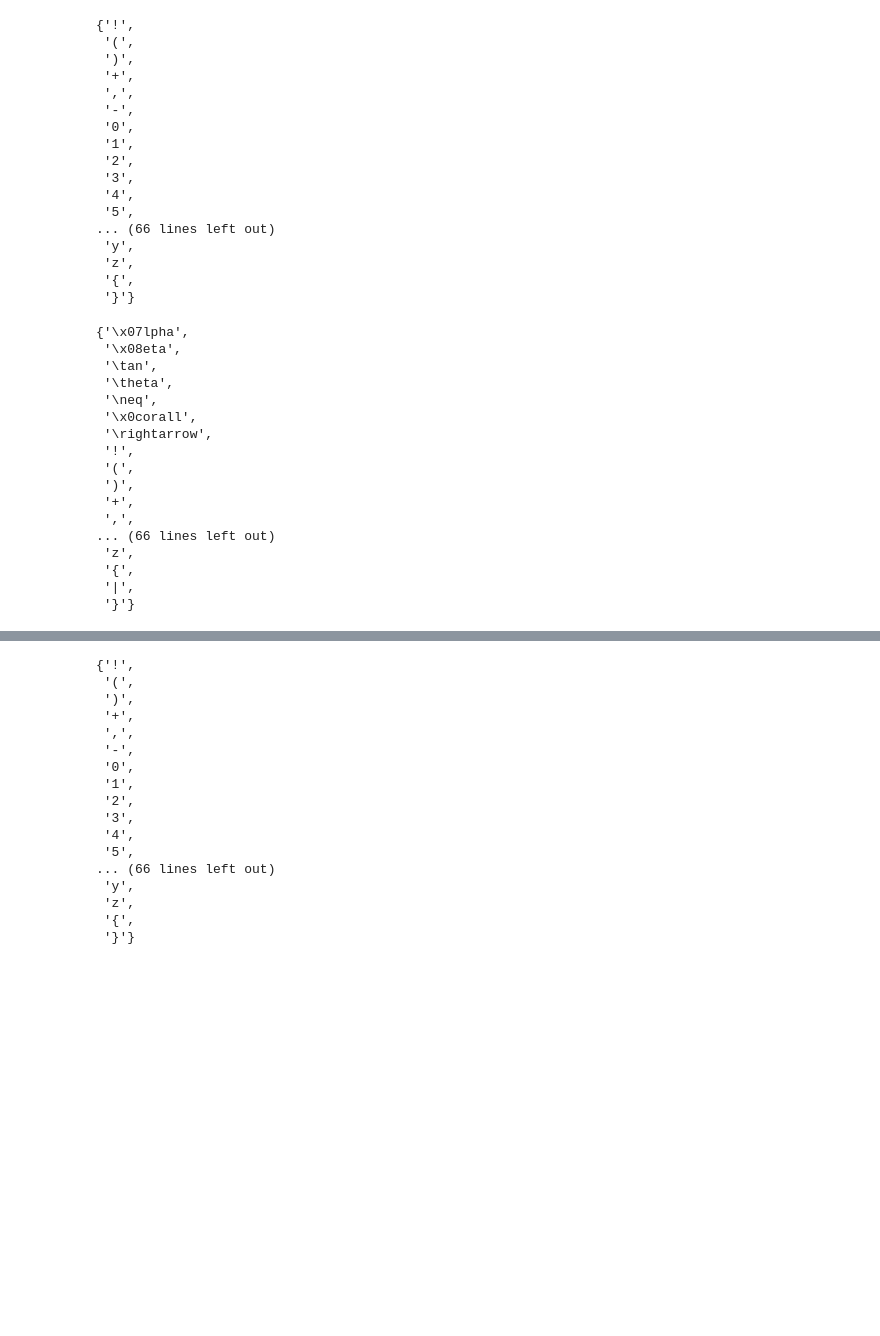
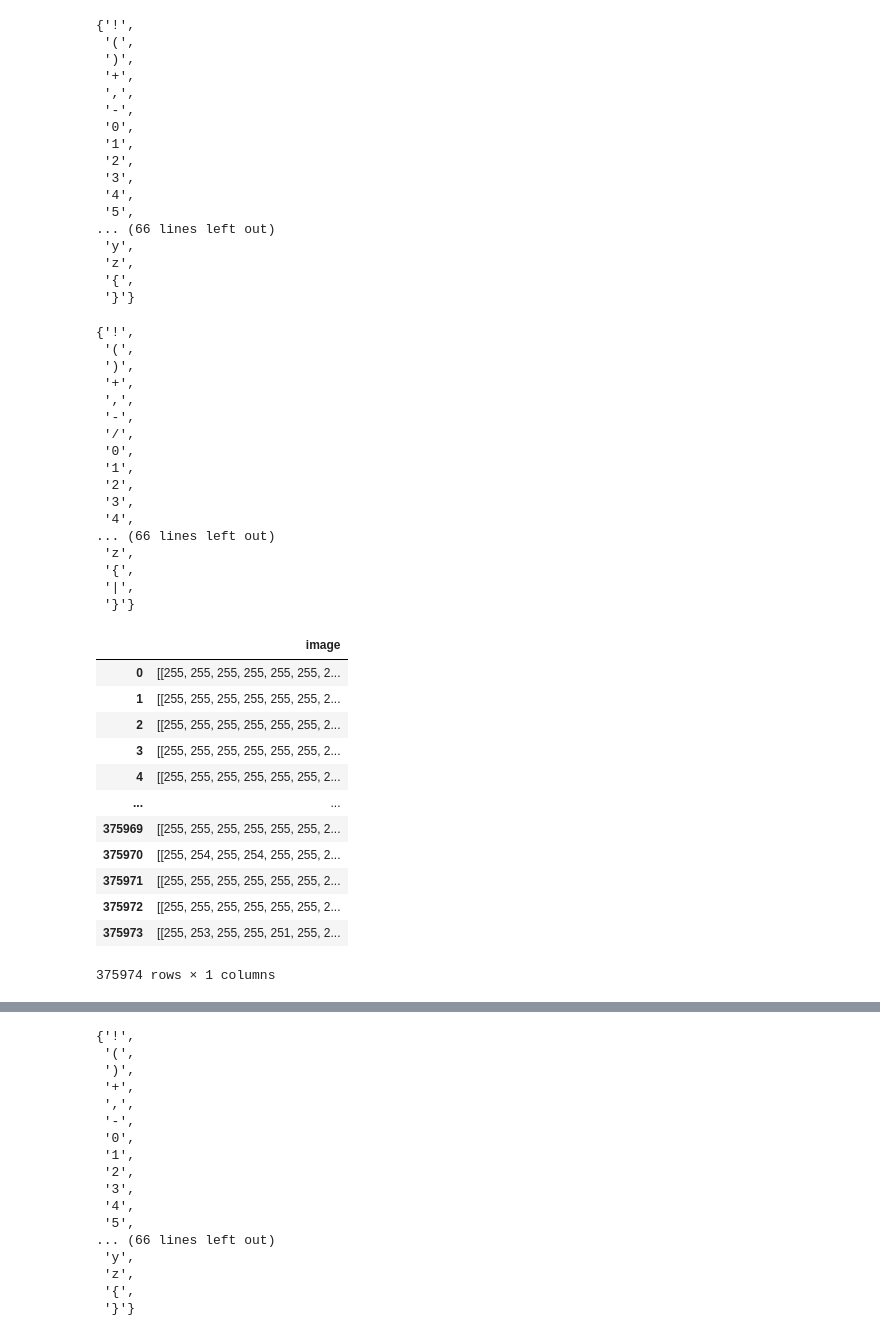
Before and after one commit to AntoineMoreno/equations, a Jupyter notebook: notebooks/AntoineMoreno_test.ipynb, the cells around one changed output, grey strips where cells are left out. Cells and saved outputs as stored; diff of their text form; code cells hidden in the pictures; blank space fills up the shorter version.

```diff
--- a/notebooks/AntoineMoreno_test.ipynb
+++ b/notebooks/AntoineMoreno_test.ipynb
@@ -116,20 +116,39 @@ set(df['target'])
 # %%
-#set(df['target'].replace(dct))
+set(df['target'].replace(dct)) #problem
 # %% [output]
-{'\x07lpha',
- '\x08eta',
- '\tan',
- '\theta',
- '\neq',
- '\x0corall',
- '\rightarrow',
- '!',
+{'!',
  '(',
  ')',
  '+',
  ',',
+ '-',
+ '/',
+ '0',
+ '1',
+ '2',
+ '3',
+ '4',
 ... (66 lines left out)
  'z',
  '{',
  '|',
  '}'}
+# %%
+y=df['target'].astype(dtype="string")
+X=df.drop('target', axis=1)
+# %%
+X
+# %% [output]
+|  | image |
+| 0 | [[255, 255, 255, 255, 255, 255, 2... |
+| 1 | [[255, 255, 255, 255, 255, 255, 2... |
+| 2 | [[255, 255, 255, 255, 255, 255, 2... |
+| 3 | [[255, 255, 255, 255, 255, 255, 2... |
+| 4 | [[255, 255, 255, 255, 255, 255, 2... |
+| ... | ... |
+| 375969 | [[255, 255, 255, 255, 255, 255, 2... |
+| 375970 | [[255, 254, 255, 254, 255, 255, 2... |
+| 375971 | [[255, 255, 255, 255, 255, 255, 2... |
+| 375972 | [[255, 255, 255, 255, 255, 255, 2... |
+| 375973 | [[255, 253, 255, 255, 251, 255, 2... |
+375974 rows × 1 columns
```
Also changed, not shown: parts of 13 cells of this notebook, 1 other file.
